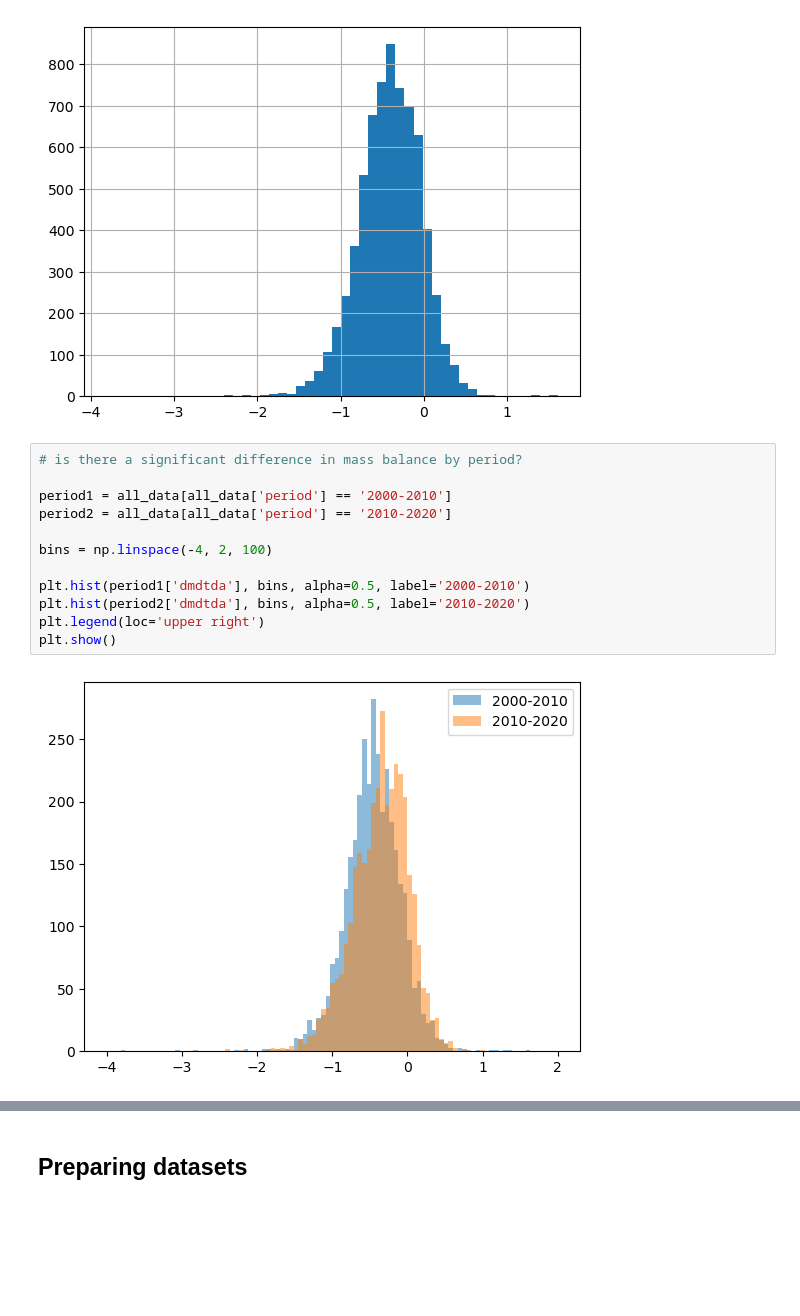
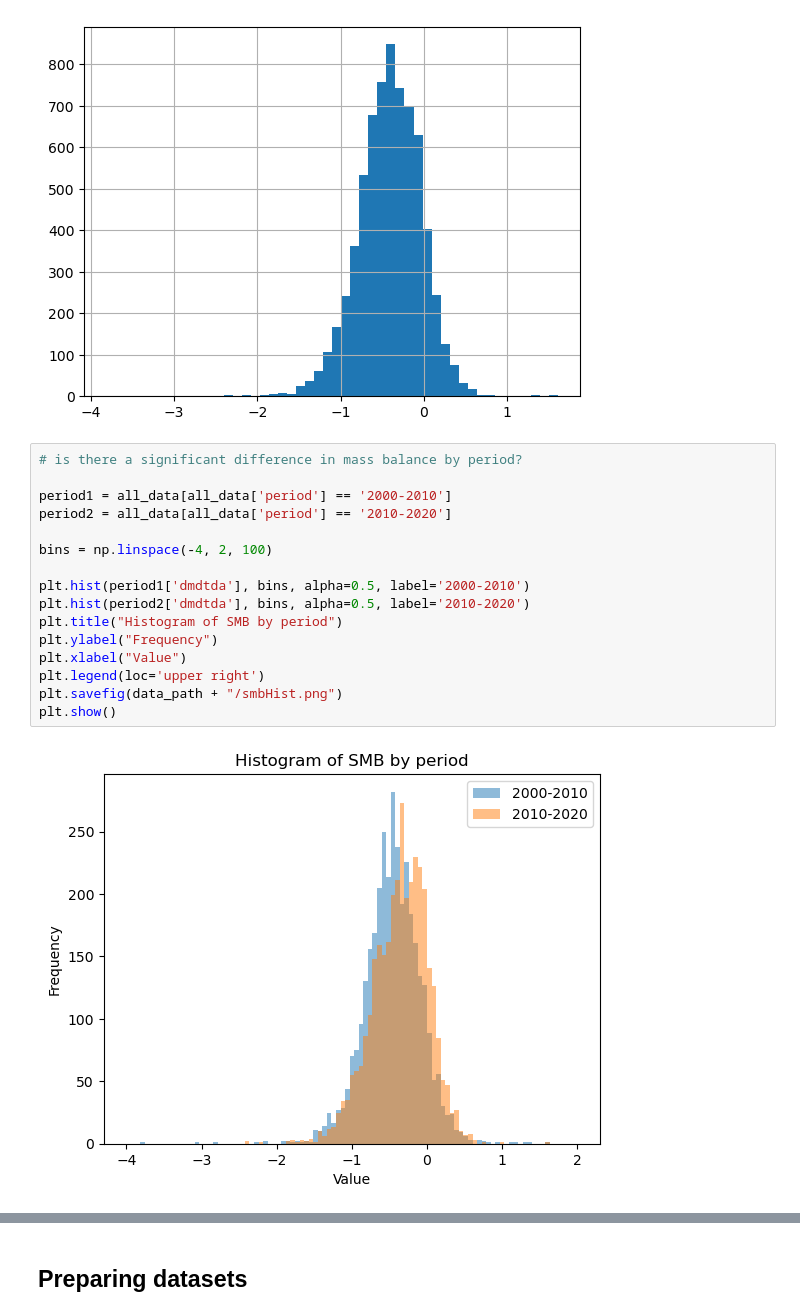
Before and after one commit to ghostpress/ma751-project, a Jupyter notebook: data/dataExploration.ipynb, the cells around one changed output, grey strips where cells are left out. Cells and saved outputs as stored; diff of their text form; blank space fills up the shorter version.

Commit message:
Added legends to figures, downloaded figures, merged val and train data

```diff
--- a/data/dataExploration.ipynb
+++ b/data/dataExploration.ipynb
@@ -30,14 +31,18 @@ all_data['dmdtda'].hist(bins=50)  # overall negative mass balance for glaciers i
 # %%
 # is there a significant difference in mass balance by period?
 
 period1 = all_data[all_data['period'] == '2000-2010']
 period2 = all_data[all_data['period'] == '2010-2020']
 
 bins = np.linspace(-4, 2, 100)
 
 plt.hist(period1['dmdtda'], bins, alpha=0.5, label='2000-2010')
 plt.hist(period2['dmdtda'], bins, alpha=0.5, label='2010-2020')
+plt.title("Histogram of SMB by period")
+plt.ylabel("Frequency")
+plt.xlabel("Value")
 plt.legend(loc='upper right')
+plt.savefig(data_path + "/smbHist.png")
 plt.show()
 # %% [output]
-[figure, old version]
+[figure, new version]
```
Also changed, not shown: parts of 8 cells of this notebook, 9 other files.
